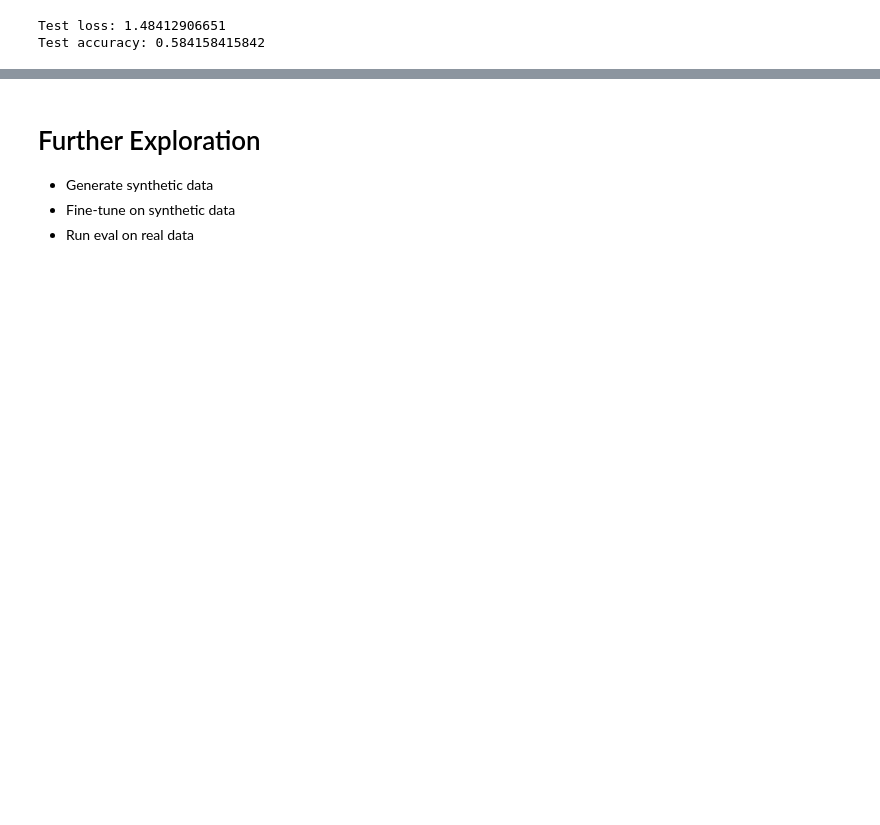
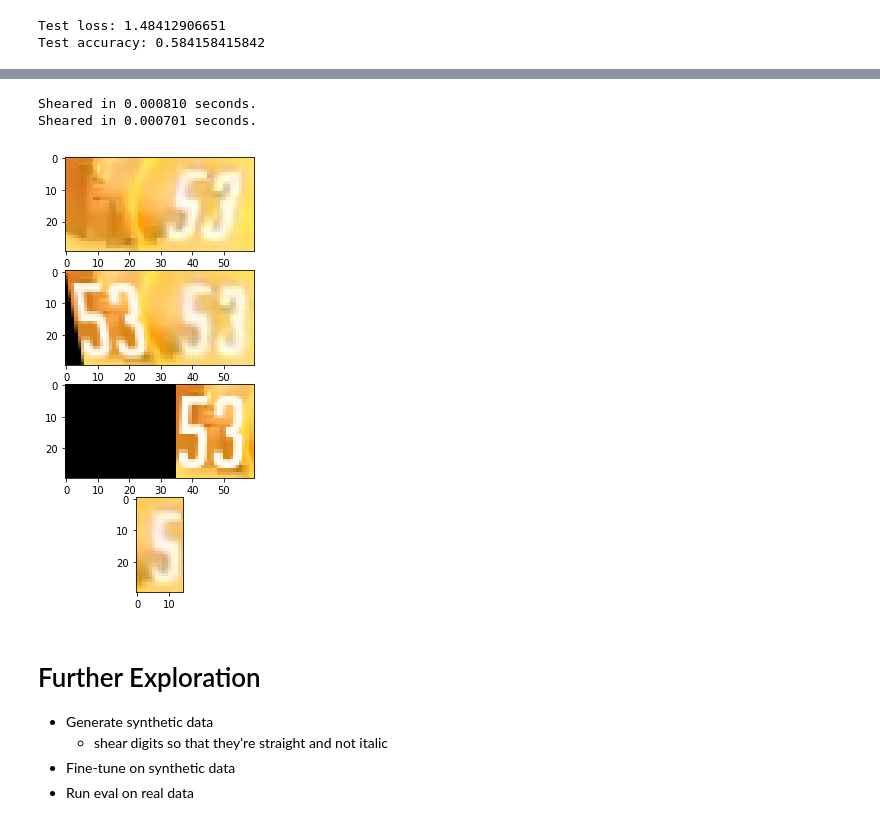
Before and after one commit to carsontang/overwatch-vision-analytics, a Jupyter notebook: overwatch-ult-charge.ipynb, the cells around one changed output, grey strips where cells are left out. Cells and saved outputs as stored; diff of their text form; code cells hidden in the pictures; blank space fills up the shorter version.

```diff
--- a/overwatch-ult-charge.ipynb
+++ b/overwatch-ult-charge.ipynb
@@ -280,5 +315,65 @@ Since we're simply classifying the ult digits in Overwatch, we can generate more
+# %%
+from PIL import ImageFont, ImageDraw, Image
+
+# tens = crop_region(image, Bbox(x=625, y=590, w=30, h=30))
+space_tens = crop_region(image, Bbox(x=595, y=590, w=60, h=30))
+
+# color palette
+skin_color = (246, 233, 191)
+lighter_skin_color = (252,241,202)
+even_lighter = (255, 250, 235)
+
+original_region = Image.fromarray(np.uint8(space_tens*255))
+sheared_region = Image.fromarray(np.uint8(space_tens*255))
+orig_sheared = Image.fromarray(np.uint8(space_tens*255))
+
+draw = ImageDraw.Draw(sheared_region)
+font = ImageFont.truetype("/Users/ctang/Downloads/bignoodletitling/big_noodle_titling_oblique.ttf", 32)
+draw.text((0, -2), "53", font=font, fill=even_lighter)
+
+draw2 = ImageDraw.Draw(orig_sheared)
+font2 = ImageFont.truetype("/Users/ctang/Downloads/bignoodletitling/big_noodle_titling_oblique.ttf", 32)
+draw2.text((0, -2), "53", font=font, fill=even_lighter)
+
+
+affine_tf = transform.AffineTransform(shear=0.2, translation=(0, 0))
+
+start = time.time()
+sheared_region = transform.warp(sheared_region, inverse_map=affine_tf)
+end = time.time()
+
+print("Sheared in %f seconds." % (end - start))
+
+translation_only = transform.AffineTransform(translation=(-35, 0))
+
+start = time.time()
+orig_sheared = transform.warp(orig_sheared, inverse_map=translation_only)
+end = time.time()
+
+print("Sheared in %f seconds." % (end - start))
+
+nrows = 4
+ncols = 1
+
+plt.subplot(nrows, ncols, 1)
+plt.imshow(original_region)
+plt.subplot(nrows, ncols, 2)
+plt.imshow(sheared_region)
+plt.subplot(nrows, ncols, 3)
+plt.imshow(orig_sheared)
+plt.subplot(nrows, ncols, 4)
+
+h, w, c = sheared_region.shape
+sheared_region = crop_region(sheared_region, Bbox(x=w//2+2, y=0, w=w//4, h=h))
+plt.imshow(sheared_region)
+plt.show()
+# %% [output]
+Sheared in 0.000810 seconds.
+Sheared in 0.000701 seconds.
+[figure, added]
 # %% [markdown]
 # Further Exploration
 * Generate synthetic data
+    * shear digits so that they're straight and not italic
 * Fine-tune on synthetic data
 * Run eval on real data
```
Also changed, not shown: parts of 16 cells of this notebook.
